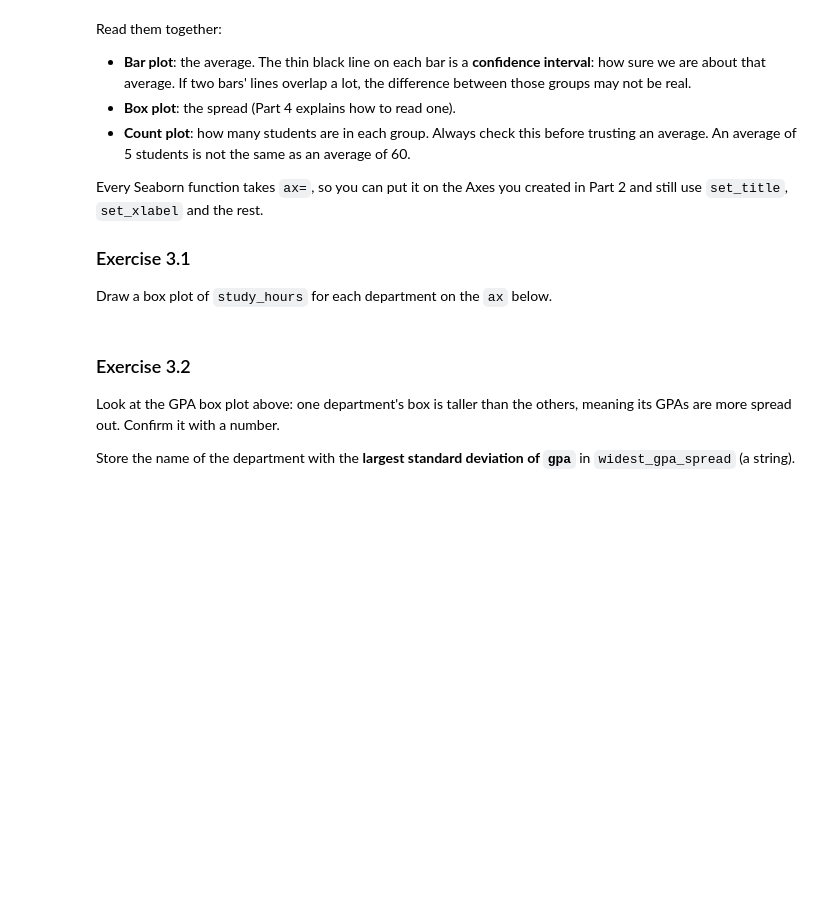
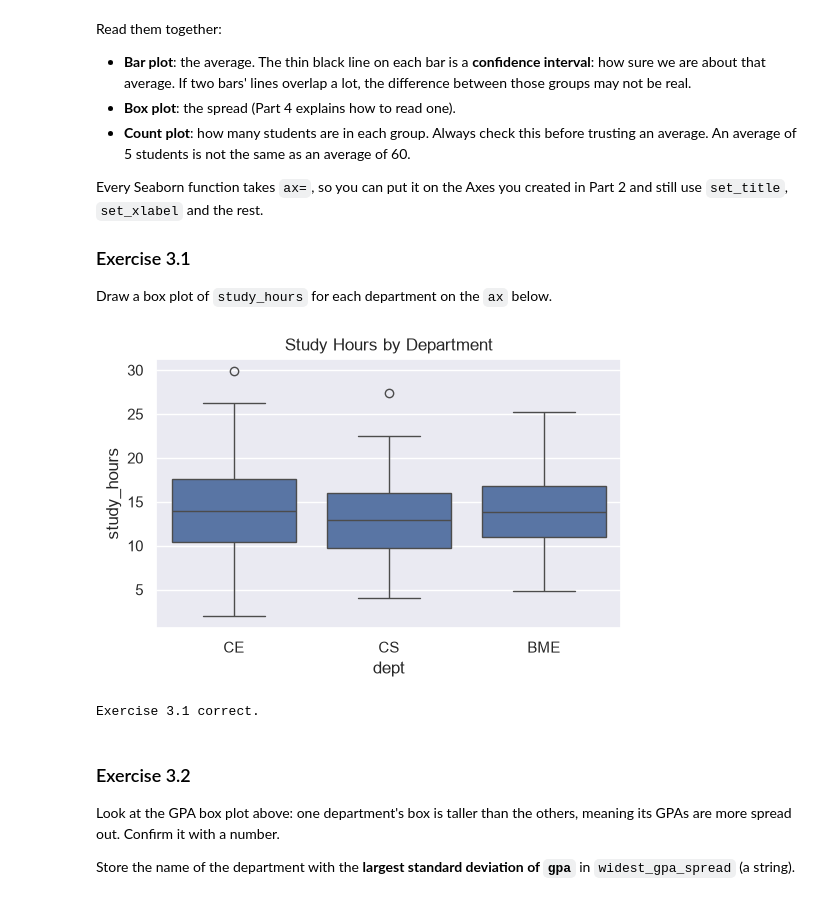
Before and after one commit to alanoudai20/arti303, a Jupyter notebook: lab06.ipynb, the cells around one changed output. Saved outputs shown, nothing was run; the diff lists cells and outputs as text; code cells hidden in the pictures; blank space fills up the shorter version.

```diff
--- a/lab06.ipynb
+++ b/lab06.ipynb
@@ -354,12 +442,27 @@ Draw a box plot of `study_hours` for each department on the `ax` below.
 # %%
 fig, ax = plt.subplots(figsize=(6, 3.5))
 
-# TODO: box plot of study_hours for each department, drawn on ax
+sns.boxplot(
+    data=df,
+    x="dept",
+    y="study_hours",
+    ax=ax
+)
+
+ax.set_xlabel("dept")
+ax.set_ylabel("study_hours")
+ax.set_title("Study Hours by Department")
+
+plt.show()
+# %% [output]
+[figure, added]
 # %%
 assert len(ax.patches) == 3, "expected three boxes, one per department - use sns.boxplot(..., ax=ax)"
 assert {t.get_text() for t in ax.get_xticklabels()} == set(df["dept"]), "x axis should be dept"
 assert ax.get_ylabel() == "study_hours", "y axis should be study_hours"
 print("Exercise 3.1 correct.")
+# %% [output]
+Exercise 3.1 correct.
 # %% [markdown]
 ### Exercise 3.2
 Look at the GPA box plot above: one department's box is taller than the
```
Also changed, not shown: parts of 34 cells of this notebook, 2 other files.
